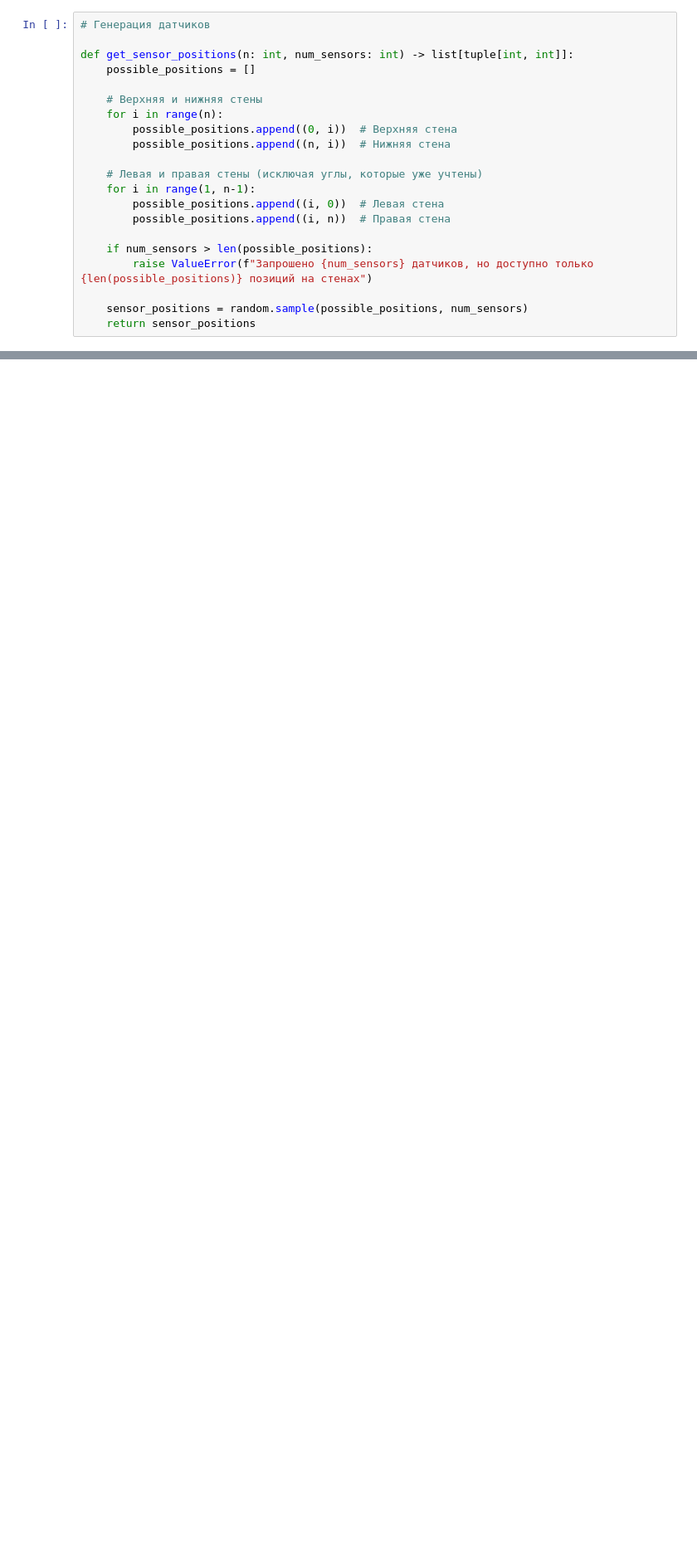
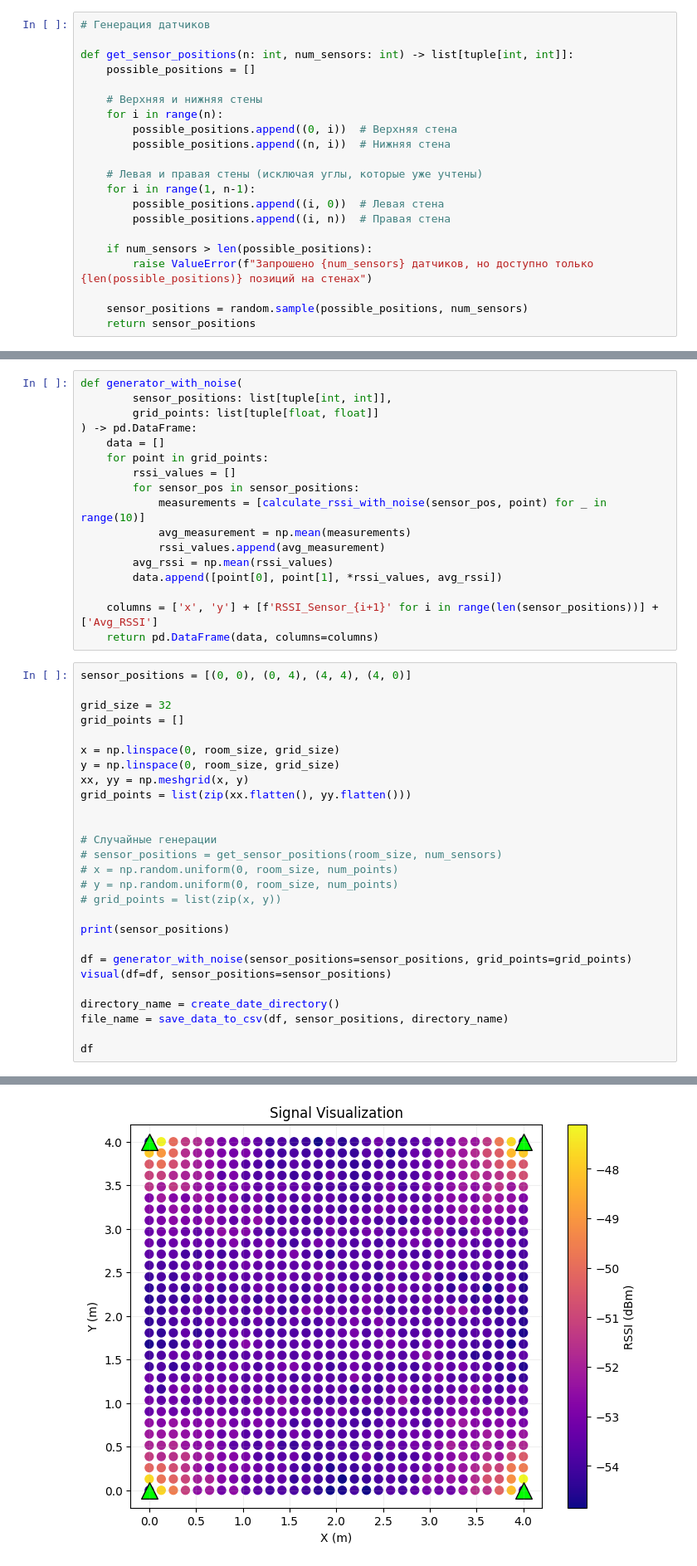
Before and after one commit to TheBandik/Hermes, a Jupyter notebook: model/rnd/data_generator.ipynb, the cells around one changed output, grey strips where cells are left out. Shown: that part at 83% size. Drawn from its saved outputs; the diff is of its cells as text; blank space fills up the shorter version.

```diff
--- a/model/rnd/data_generator.ipynb
+++ b/model/rnd/data_generator.ipynb
@@ -168,0 +182,45 @@ df
+# %%
+def generator_with_noise(
+        sensor_positions: list[tuple[int, int]],
+        grid_points: list[tuple[float, float]]
+) -> pd.DataFrame:
+    data = []
+    for point in grid_points:
+        rssi_values = []
+        for sensor_pos in sensor_positions:
+            measurements = [calculate_rssi_with_noise(sensor_pos, point) for _ in range(10)]
+            avg_measurement = np.mean(measurements)
+            rssi_values.append(avg_measurement)
+        avg_rssi = np.mean(rssi_values)
+        data.append([point[0], point[1], *rssi_values, avg_rssi])
+
+    columns = ['x', 'y'] + [f'RSSI_Sensor_{i+1}' for i in range(len(sensor_positions))] + ['Avg_RSSI']
+    return pd.DataFrame(data, columns=columns)
+# %%
+sensor_positions = [(0, 0), (0, 4), (4, 4), (4, 0)]
+
+grid_size = 32
+grid_points = []
+
+x = np.linspace(0, room_size, grid_size)
+y = np.linspace(0, room_size, grid_size)
+xx, yy = np.meshgrid(x, y)
+grid_points = list(zip(xx.flatten(), yy.flatten()))
+
+
+# Случайные генерации
+# sensor_positions = get_sensor_positions(room_size, num_sensors)
+# x = np.random.uniform(0, room_size, num_points)
+# y = np.random.uniform(0, room_size, num_points)
+# grid_points = list(zip(x, y))
+
+print(sensor_positions)
+
+df = generator_with_noise(sensor_positions=sensor_positions, grid_points=grid_points)
+visual(df=df, sensor_positions=sensor_positions)
+
+directory_name = create_date_directory()
+file_name = save_data_to_csv(df, sensor_positions, directory_name)
+
+df
+# %% [output]
@@ -168,0 +228 @@ df
+[figure, added]
```
Also changed, not shown: parts of 4 cells of this notebook, 2 other files.
